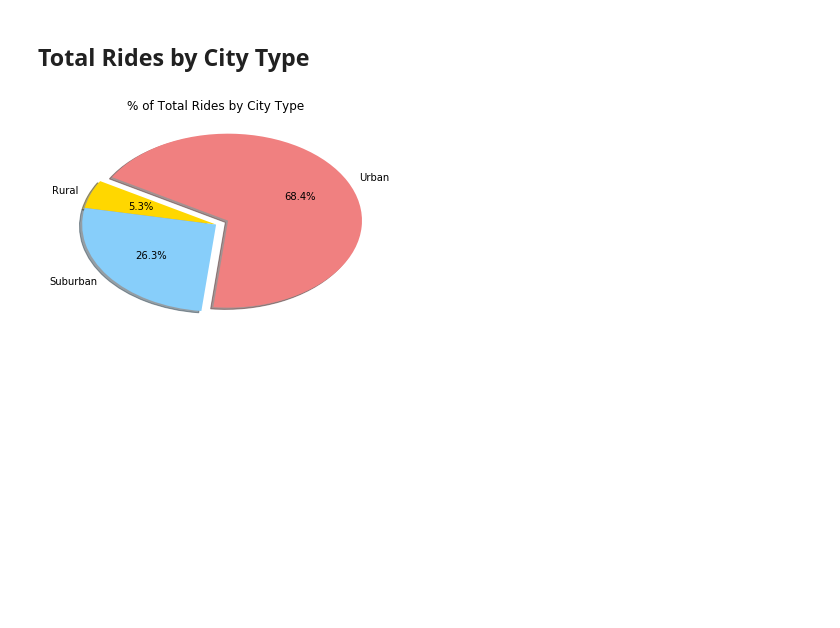
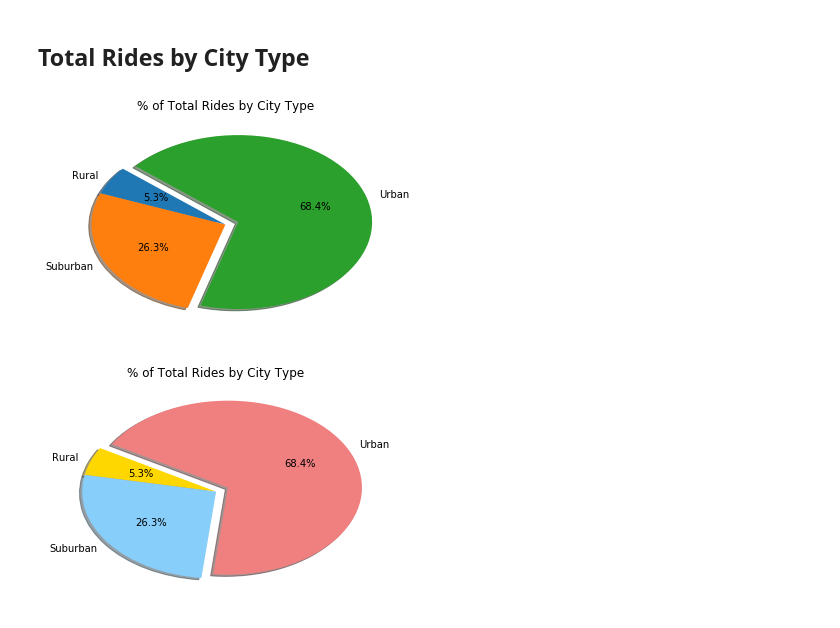
Before and after one commit to annatheking/Homework5_Pyber, a Jupyter notebook: 05_matplotlib_homework_Instructions_Pyber_pyber_starter.ipynb, the cells around one changed output. Cells and saved outputs as stored; diff of their text form; code cells hidden in the pictures; blank space fills up the shorter version.

```diff
--- a/05_matplotlib_homework_Instructions_Pyber_pyber_starter.ipynb
+++ b/05_matplotlib_homework_Instructions_Pyber_pyber_starter.ipynb
@@ -143,3 +149,23 @@ plt.show()
+# %%
+# Calculate Ride Percents
+rgrp = rc.groupby('type', as_index=False).count()
+rgrp
+
+rpercent = rgrp['ride_id']*100/sum(rgrp['ride_id'])
+rpercent
+
+explode = (0,0,0.1)
+#colors=['yellow','blue','red']
+labels=rgrp['type']
+
+# Build Pie Chart
+plt.pie(rpercent,labels=labels,explode=explode,shadow=True,autopct="%1.1f%%",startangle=140)
+plt.title('% of Total Rides by City Type')
+
+# Save Figure
+plt.savefig('/Users/shuashua/Documents/Data_Analytic_Boot_Camp/Homework5a/Ride_Pie.png')
+# %% [output]
+[figure, added]
 # %%
 # Show Figure
 plt.show()
```
Also changed, not shown: parts of 8 cells of this notebook, 4 other files.
